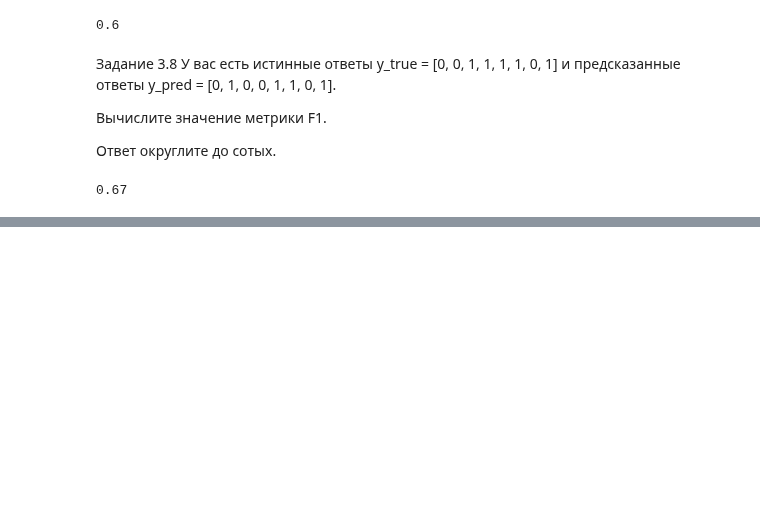
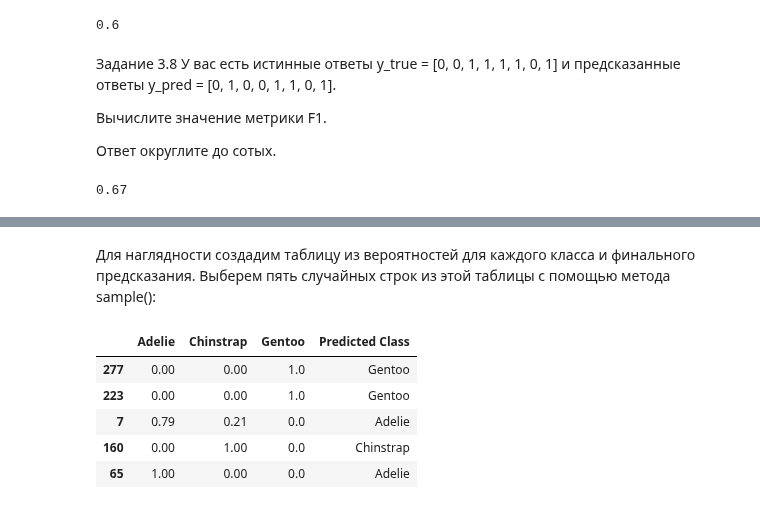
Before and after one commit to UdTatyana/SF-Data-Science, a Jupyter notebook: Skillfactory/ML-3 Classification/logistic regression.ipynb, the cells around one changed output, grey strips where cells are left out. Saved outputs shown, nothing was run; the diff lists cells and outputs as text; code cells hidden in the pictures; blank space fills up the shorter version.

```diff
--- a/Skillfactory/ML-3 Classification/logistic regression.ipynb
+++ b/Skillfactory/ML-3 Classification/logistic regression.ipynb
@@ -361,0 +416,36 @@ print(round(metrics.f1_score(y_true, y_pred), 2))
+# %%
+# Создаём объект класса LogisticRegression
+log_reg = linear_model.LogisticRegression(
+    multi_class='multinomial', # мультиклассовая классификация
+    max_iter=1000, # количество итераций, выделенных на сходимость
+    random_state=42 # генерация случайных чисел
+)
+log_reg.fit(X_dummies, y) # Обучаем модель
+# Делаем предсказание вероятностей
+y_pred_proba = np.round(log_reg.predict_proba(X_dummies), 2)
+# Делаем предсказание класса
+y_pred = log_reg.predict(X_dummies)
+# %% [markdown]
+Для наглядности создадим таблицу из вероятностей для каждого класса и финального предсказания. Выберем пять случайных строк из этой таблицы с помощью метода sample():
+# %%
+#Создаём DataFrame из вероятностей
+y_pred_proba_df = pd.DataFrame(
+    y_pred_proba,
+    columns=['Adelie', 'Chinstrap', 'Gentoo']
+)
+#Создаём DataFrame из предсказанных классов
+y_pred_df = pd.DataFrame(
+    y_pred,
+    columns=['Predicted Class']
+)
+#Объединяем таблицы по вертикальной оси
+y_df = pd.concat([y_pred_proba_df, y_pred_df], axis=1)
+#Выбираем пять случайных строк
+y_df.sample(5, random_state=2)
+# %% [output]
+|  | Adelie | Chinstrap | Gentoo | Predicted Class |
+| 277 | 0.00 | 0.00 | 1.0 | Gentoo |
+| 223 | 0.00 | 0.00 | 1.0 | Gentoo |
+| 7 | 0.79 | 0.21 | 0.0 | Adelie |
+| 160 | 0.00 | 1.00 | 0.0 | Chinstrap |
+| 65 | 1.00 | 0.00 | 0.0 | Adelie |
```
Also changed, not shown: parts of 9 cells of this notebook.
